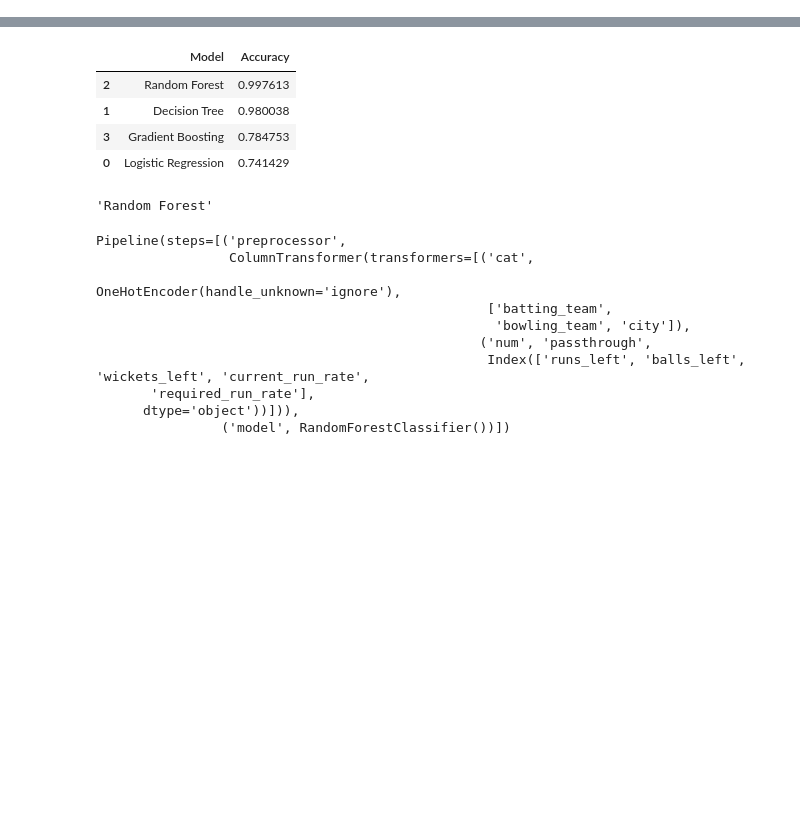
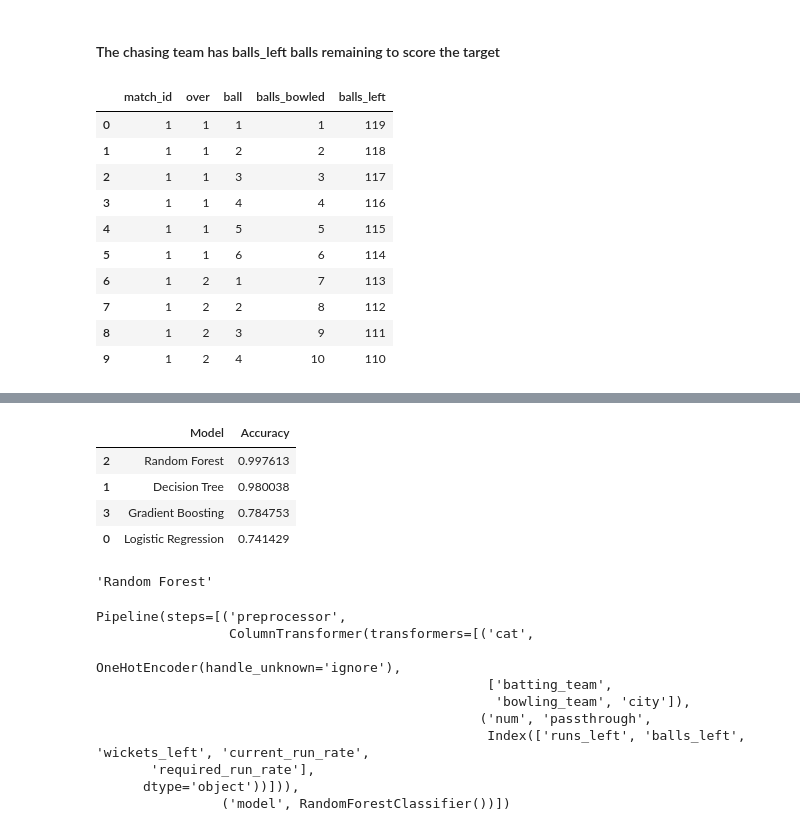
Before and after one commit to parinitaaa/ipl-winner-prediction, a Jupyter notebook: notebook/notebook.ipynb, the cells around one changed output, grey strips where cells are left out. Cells and saved outputs as stored; diff of their text form; code cells hidden in the pictures; blank space fills up the shorter version.

```diff
--- a/notebook/notebook.ipynb
+++ b/notebook/notebook.ipynb
@@ -37,2 +78,20 @@ match_data['runs_left'] = match_data['target'] - match_data.groupby('match_id')[
+# %% [markdown]
+#### The chasing team has balls_left balls remaining to score the target
 # %%
-match_data['balls_left'] = 120 - (match_data['over'] * 6 + match_data['ball'])
+match_data['balls_bowled']=((match_data['over']-1) * 6 + match_data['ball'])
+match_data['balls_left'] = 120 - match_data['balls_bowled']
+
+#sanity check
+match_data[['match_id', 'over', 'ball', 'balls_bowled', 'balls_left']].head(10)
+# %% [output]
+|  | match_id | over | ball | balls_bowled | balls_left |
+| 0 | 1 | 1 | 1 | 1 | 119 |
+| 1 | 1 | 1 | 2 | 2 | 118 |
+| 2 | 1 | 1 | 3 | 3 | 117 |
+| 3 | 1 | 1 | 4 | 4 | 116 |
+| 4 | 1 | 1 | 5 | 5 | 115 |
+| 5 | 1 | 1 | 6 | 6 | 114 |
+| 6 | 1 | 2 | 1 | 7 | 113 |
+| 7 | 1 | 2 | 2 | 8 | 112 |
+| 8 | 1 | 2 | 3 | 9 | 111 |
+| 9 | 1 | 2 | 4 | 10 | 110 |
```
Also changed, not shown: parts of 17 cells of this notebook.
